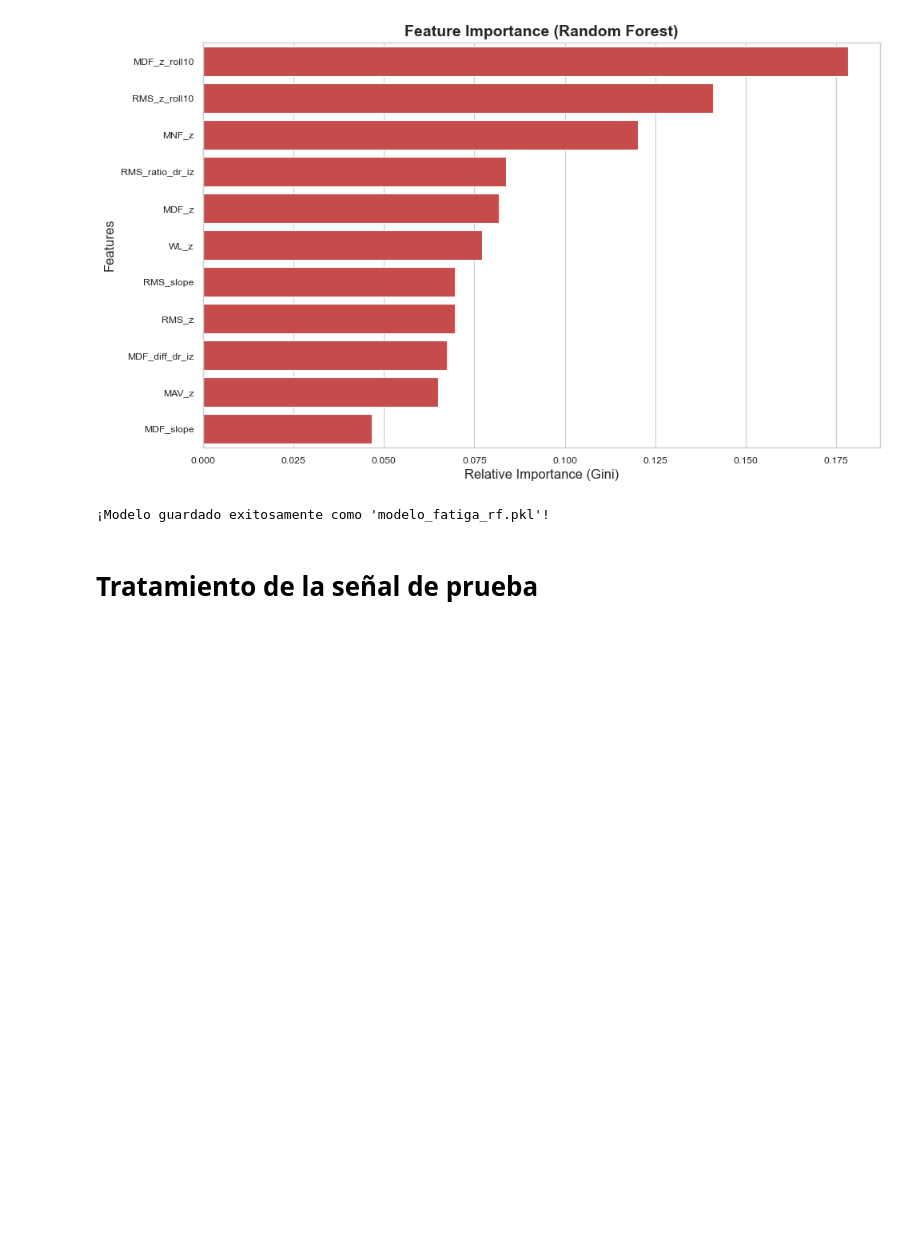
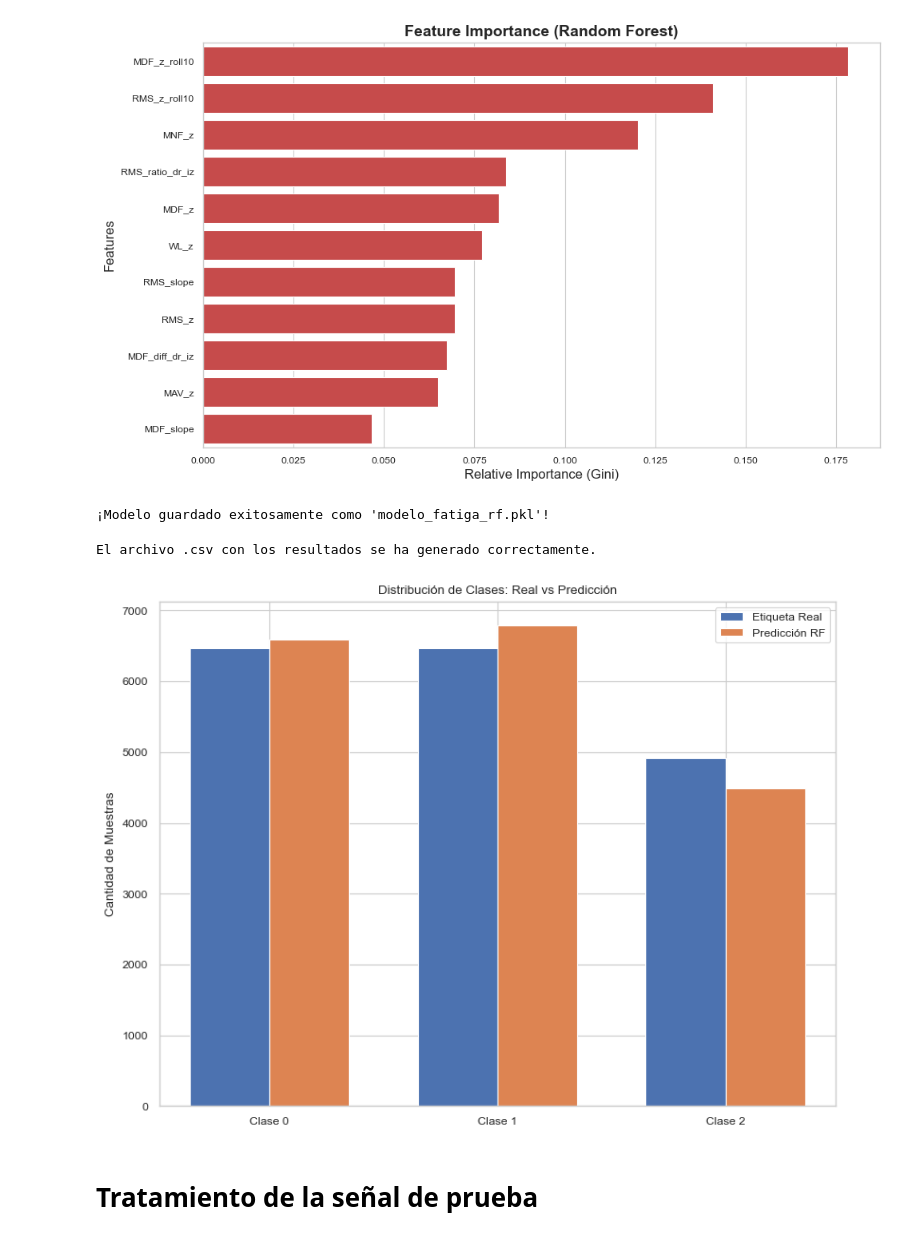
Before and after one commit to CristianChuquin/emg-quadriceps-fatigue, a Jupyter notebook: modelo.ipynb, the cells around one changed output. Drawn from its saved outputs; the diff is of its cells as text; code cells hidden in the pictures; blank space fills up the shorter version.

```diff
--- a/modelo.ipynb
+++ b/modelo.ipynb
@@ -520,3 +520,16 @@ joblib.dump(rf, 'modelo_fatiga_rf.pkl')
 print("¡Modelo guardado exitosamente como 'modelo_fatiga_rf.pkl'!")
 # %% [output]
 ¡Modelo guardado exitosamente como 'modelo_fatiga_rf.pkl'!
+# %%
+import pandas as pd
+
+resultados = pd.DataFrame({
+    'Etiqueta_Real': y_test,
+    'Prediccion_RF': y_pred
+})
+
+resultados.to_csv('resultados_modelo_fatiga.csv', index=False)
+
+print("El archivo .csv con los resultados se ha generado correctamente.")
+# %% [output]
+El archivo .csv con los resultados se ha generado correctamente.
@@ -523,3 +538,40 @@ print("¡Modelo guardado exitosamente como 'modelo_fatiga_rf.pkl'!")
+# %%
+import seaborn as sns
+from sklearn.metrics import confusion_matrix
+
+
+df = pd.read_csv('resultados_modelo_fatiga.csv')
+
+y_true = df['Etiqueta_Real']
+y_pred = df['Prediccion_RF']
+
+cm = confusion_matrix(y_true, y_pred)
+
+
+import numpy as np
+
+labels = ['Clase 0', 'Clase 1', 'Clase 2']
+reales = df['Etiqueta_Real'].value_counts().sort_index().values
+predichos = df['Prediccion_RF'].value_counts().sort_index().values
+
+x = np.arange(len(labels))
+width = 0.35
+
+fig, ax = plt.subplots(figsize=(8, 6))
+rects1 = ax.bar(x - width/2, reales, width, label='Etiqueta Real', color='#4c72b0')
+rects2 = ax.bar(x + width/2, predichos, width, label='Predicción RF', color='#dd8452')
+
+ax.set_ylabel('Cantidad de Muestras')
+ax.set_title('Distribución de Clases: Real vs Predicción')
+ax.set_xticks(x)
+ax.set_xticklabels(labels)
+ax.legend()
+
+plt.tight_layout()
+plt.savefig('distribution.png')
+plt.show()
+# %% [output]
+[figure, added]
 # %% [markdown]
 # Tratamiento de la señal de prueba
 # %%
```
Also changed, not shown: parts of 1 cell of this notebook, 2 other files.
